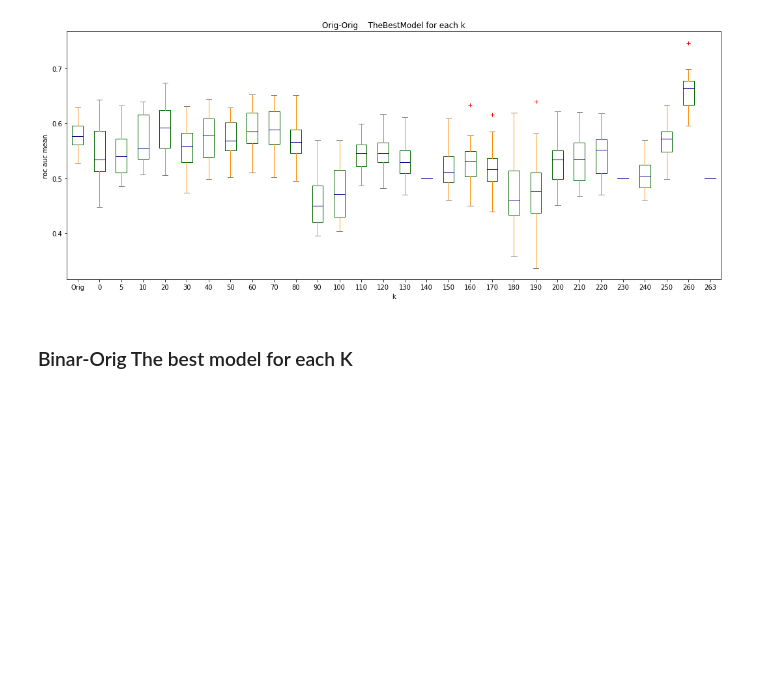
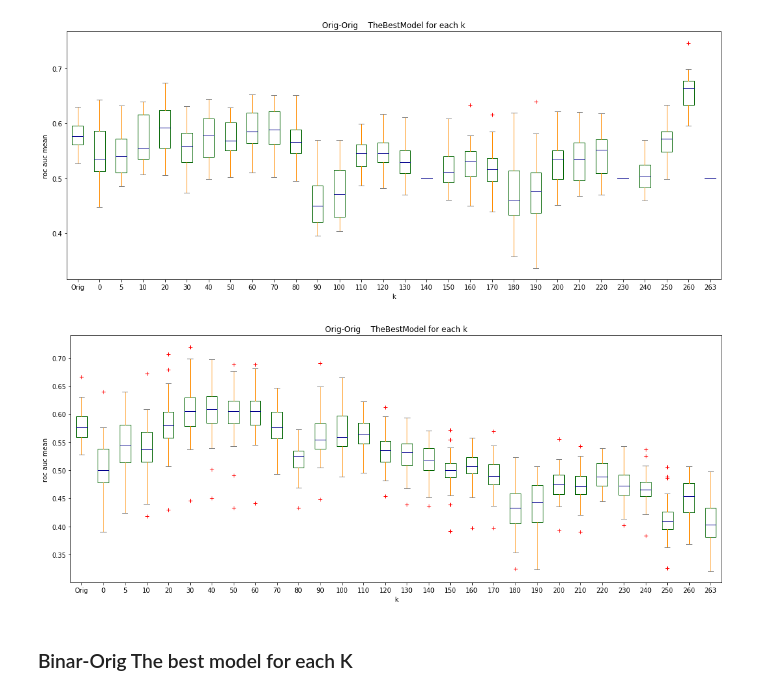
Before and after one commit to Tismoney/PRNI2016, a Jupyter notebook: ResultProcessing-ver3.0.ipynb, the cells around one changed output. Saved outputs shown, nothing was run; the diff lists cells and outputs as text; code cells hidden in the pictures; blank space fills up the shorter version.

```diff
--- a/ResultProcessing-ver3.0.ipynb
+++ b/ResultProcessing-ver3.0.ipynb
@@ -66,6 +66,10 @@ Go_plot('Results/Ver3.0/result_1.csv', 'Orig-Orig    TheBestModel for each k')
 Go_box('Results/Ver3.0','Orig-Orig    TheBestModel for each k')
 # %% [output]
 [figure]
+# %%
+Go_box('Results/Ver3.7','Orig-Orig    TheBestModel for each k')
+# %% [output]
+[figure, added]
 # %% [markdown]
 ### Binar-Orig The best model for each K
 # %%
```
Also changed, not shown: parts of 1 cell of this notebook.
